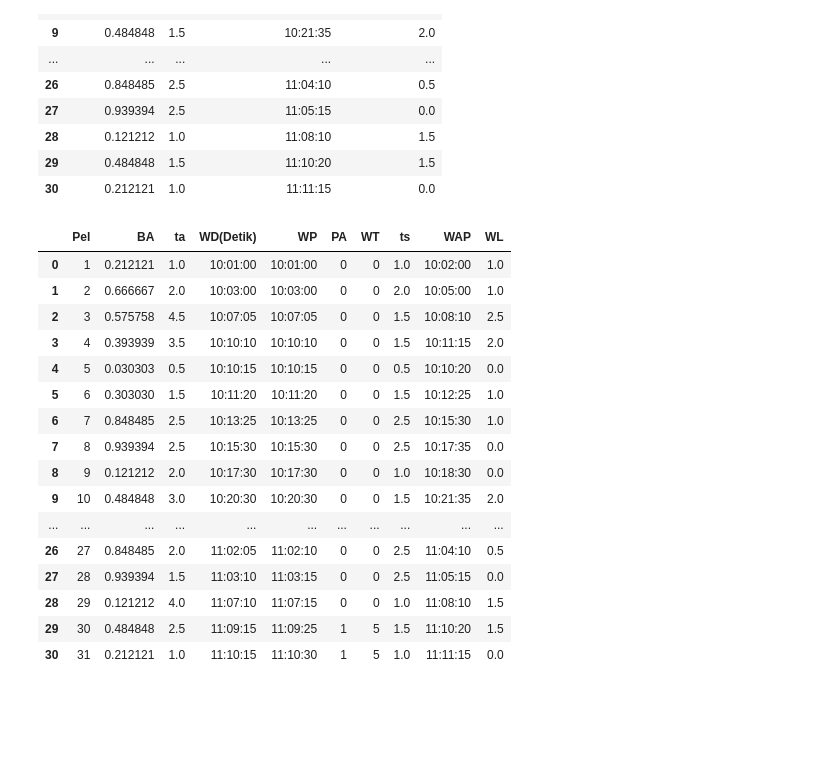
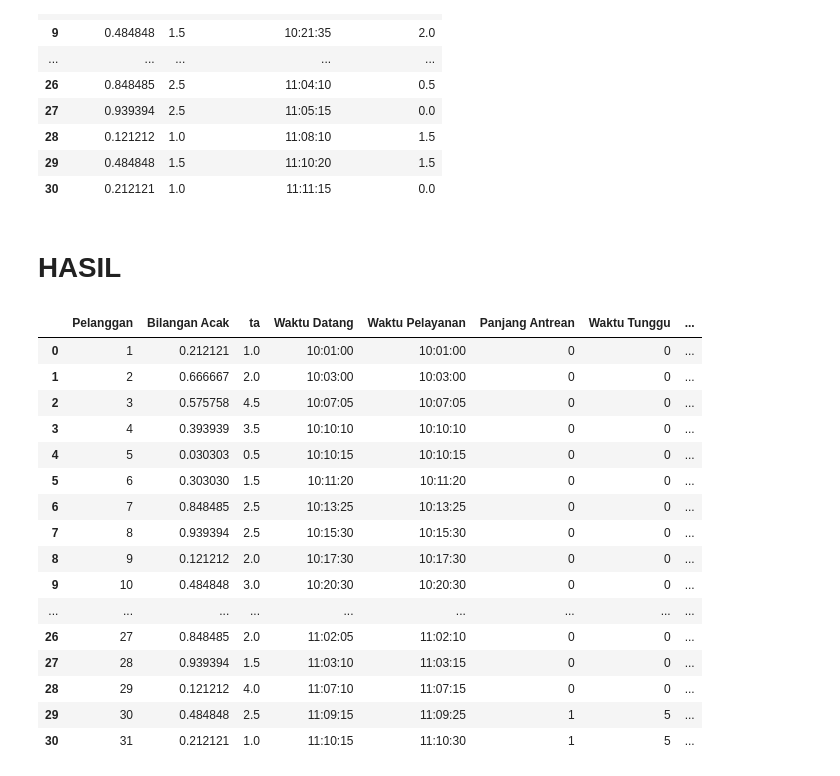
Before and after one commit to Vputri/Pemodelan_Simulasi, a Jupyter notebook: Tugas7.ipynb, the cells around one changed output. Cells and saved outputs as stored; diff of their text form; code cells hidden in the pictures; blank space fills up the shorter version.

```diff
--- a/Tugas7.ipynb
+++ b/Tugas7.ipynb
@@ -337,25 +337,27 @@ df5
 | 28 | 0.121212 | 1.0 | 11:08:10 | 1.5 |
 | 29 | 0.484848 | 1.5 | 11:10:20 | 1.5 |
 | 30 | 0.212121 | 1.0 | 11:11:15 | 0.0 |
+# %% [markdown]
+# HASIL
 # %%
-d = {'Pel':pelanggan,'BA':bil,'ta':ta_hasil,'WD(Detik)':wd, "WP":wp, "PA":PA, "WT":WT,'BA':bilcak,'ts':ts_hasil, 'WAP':wap, 'WL':WL}
+d = {'Pelanggan':pelanggan,'Bilangan Acak':bil,'ta':ta_hasil,'Waktu Datang':wd, "Waktu Pelayanan":wp, "Panjang Antrean":PA, "Waktu Tunggu":WT, 'Bilangan Acak':bilcak,'ts':ts_hasil, 'Waktu Akhir Pelayanan':wap, 'WAKTU LUANG':WL}
 df6 = pd.DataFrame(d)
 df6
 # %% [output]
-|  | Pel | BA | ta | WD(Detik) | WP | PA | WT | ts | WAP | WL |
-| 0 | 1 | 0.212121 | 1.0 | 10:01:00 | 10:01:00 | 0 | 0 | 1.0 | 10:02:00 | 1.0 |
-| 1 | 2 | 0.666667 | 2.0 | 10:03:00 | 10:03:00 | 0 | 0 | 2.0 | 10:05:00 | 1.0 |
-| 2 | 3 | 0.575758 | 4.5 | 10:07:05 | 10:07:05 | 0 | 0 | 1.5 | 10:08:10 | 2.5 |
-| 3 | 4 | 0.393939 | 3.5 | 10:10:10 | 10:10:10 | 0 | 0 | 1.5 | 10:11:15 | 2.0 |
-| 4 | 5 | 0.030303 | 0.5 | 10:10:15 | 10:10:15 | 0 | 0 | 0.5 | 10:10:20 | 0.0 |
-| 5 | 6 | 0.303030 | 1.5 | 10:11:20 | 10:11:20 | 0 | 0 | 1.5 | 10:12:25 | 1.0 |
-| 6 | 7 | 0.848485 | 2.5 | 10:13:25 | 10:13:25 | 0 | 0 | 2.5 | 10:15:30 | 1.0 |
-| 7 | 8 | 0.939394 | 2.5 | 10:15:30 | 10:15:30 | 0 | 0 | 2.5 | 10:17:35 | 0.0 |
-| 8 | 9 | 0.121212 | 2.0 | 10:17:30 | 10:17:30 | 0 | 0 | 1.0 | 10:18:30 | 0.0 |
-| 9 | 10 | 0.484848 | 3.0 | 10:20:30 | 10:20:30 | 0 | 0 | 1.5 | 10:21:35 | 2.0 |
-| ... | ... | ... | ... | ... | ... | ... | ... | ... | ... | ... |
-| 26 | 27 | 0.848485 | 2.0 | 11:02:05 | 11:02:10 | 0 | 0 | 2.5 | 11:04:10 | 0.5 |
-| 27 | 28 | 0.939394 | 1.5 | 11:03:10 | 11:03:15 | 0 | 0 | 2.5 | 11:05:15 | 0.0 |
-| 28 | 29 | 0.121212 | 4.0 | 11:07:10 | 11:07:15 | 0 | 0 | 1.0 | 11:08:10 | 1.5 |
-| 29 | 30 | 0.484848 | 2.5 | 11:09:15 | 11:09:25 | 1 | 5 | 1.5 | 11:10:20 | 1.5 |
-| 30 | 31 | 0.212121 | 1.0 | 11:10:15 | 11:10:30 | 1 | 5 | 1.0 | 11:11:15 | 0.0 |
+|  | Pelanggan | Bilangan Acak | ta | Waktu Datang | Waktu Pelayanan | Panjang Antrean | Waktu Tunggu | ... |
+| 0 | 1 | 0.212121 | 1.0 | 10:01:00 | 10:01:00 | 0 | 0 | ... |
+| 1 | 2 | 0.666667 | 2.0 | 10:03:00 | 10:03:00 | 0 | 0 | ... |
+| 2 | 3 | 0.575758 | 4.5 | 10:07:05 | 10:07:05 | 0 | 0 | ... |
+| 3 | 4 | 0.393939 | 3.5 | 10:10:10 | 10:10:10 | 0 | 0 | ... |
+| 4 | 5 | 0.030303 | 0.5 | 10:10:15 | 10:10:15 | 0 | 0 | ... |
+| 5 | 6 | 0.303030 | 1.5 | 10:11:20 | 10:11:20 | 0 | 0 | ... |
+| 6 | 7 | 0.848485 | 2.5 | 10:13:25 | 10:13:25 | 0 | 0 | ... |
+| 7 | 8 | 0.939394 | 2.5 | 10:15:30 | 10:15:30 | 0 | 0 | ... |
+| 8 | 9 | 0.121212 | 2.0 | 10:17:30 | 10:17:30 | 0 | 0 | ... |
+| 9 | 10 | 0.484848 | 3.0 | 10:20:30 | 10:20:30 | 0 | 0 | ... |
+| ... | ... | ... | ... | ... | ... | ... | ... | ... |
+| 26 | 27 | 0.848485 | 2.0 | 11:02:05 | 11:02:10 | 0 | 0 | ... |
+| 27 | 28 | 0.939394 | 1.5 | 11:03:10 | 11:03:15 | 0 | 0 | ... |
+| 28 | 29 | 0.121212 | 4.0 | 11:07:10 | 11:07:15 | 0 | 0 | ... |
+| 29 | 30 | 0.484848 | 2.5 | 11:09:15 | 11:09:25 | 1 | 5 | ... |
+| 30 | 31 | 0.212121 | 1.0 | 11:10:15 | 11:10:30 | 1 | 5 | ... |
```
